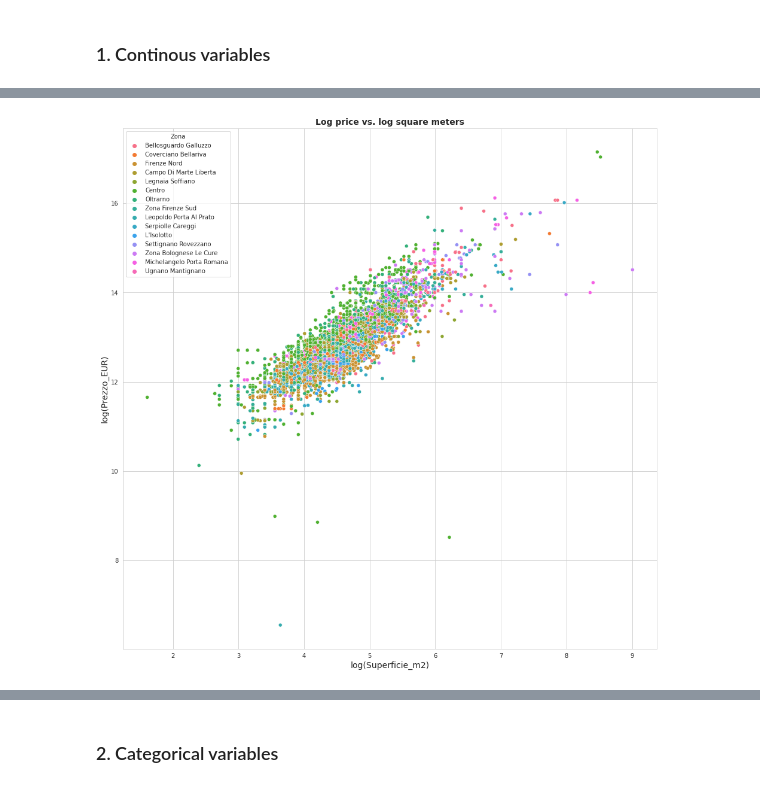
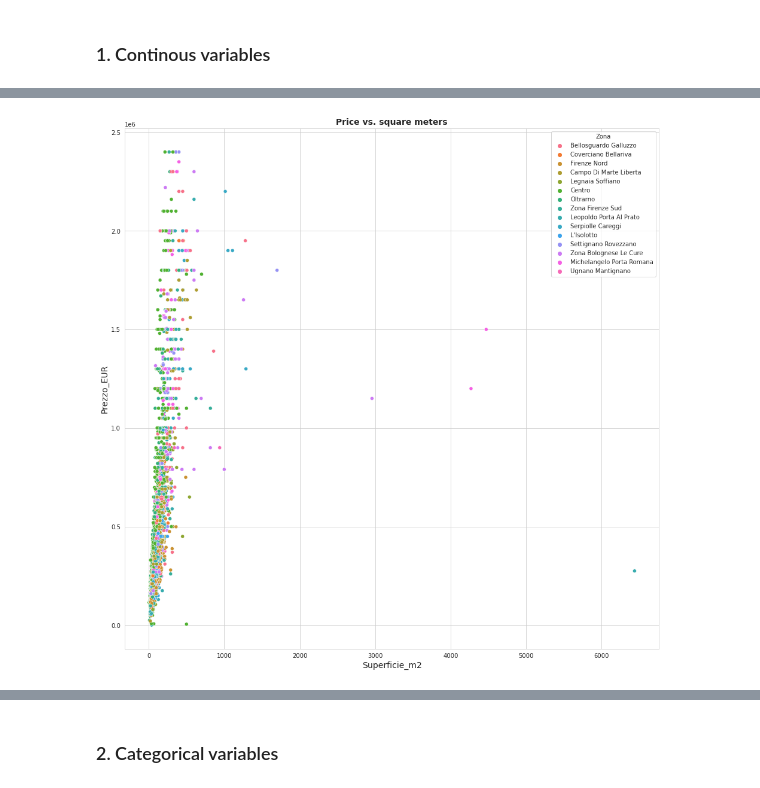
Before and after one commit to LazyEval/housing-prices-firenze, a Jupyter notebook: notebooks/2.1-LazyEval-EDA.ipynb, the cells around one changed output, grey strips where cells are left out. Cells and saved outputs as stored; diff of their text form; code cells hidden in the pictures.

```diff
--- a/notebooks/2.1-LazyEval-EDA.ipynb
+++ b/notebooks/2.1-LazyEval-EDA.ipynb
@@ -54,8 +52,8 @@ plt.show()
 # %%
-scatterplot = scatterplot(df, 'Superficie_m2', 'Prezzo_EUR', hue_data=df['Zona'], transformation=np.log)
+scatter = scatterplot(df, 'Superficie_m2', 'Prezzo_EUR', hue_data=df['Zona'], transformation=None)
 plt.show()
 # %% [output]
-[figure, old version]
+[figure, new version]
 # %%
 hists = hist_per_district(df, 'Zona', None, 'Prezzo_EUR', transformation=np.log)
 plt.show()
```
Also changed, not shown: parts of 7 cells of this notebook, 1 other file.
